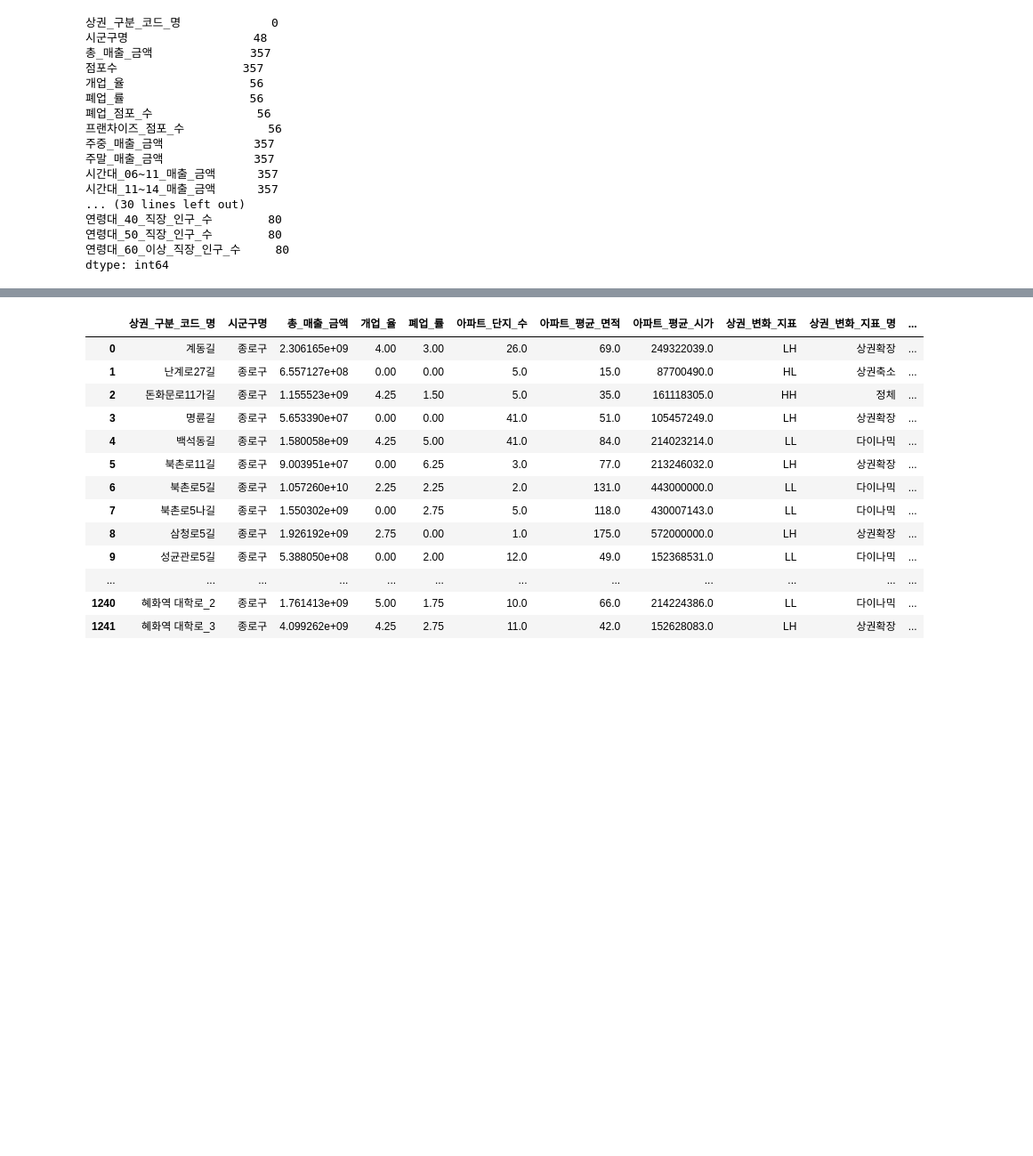
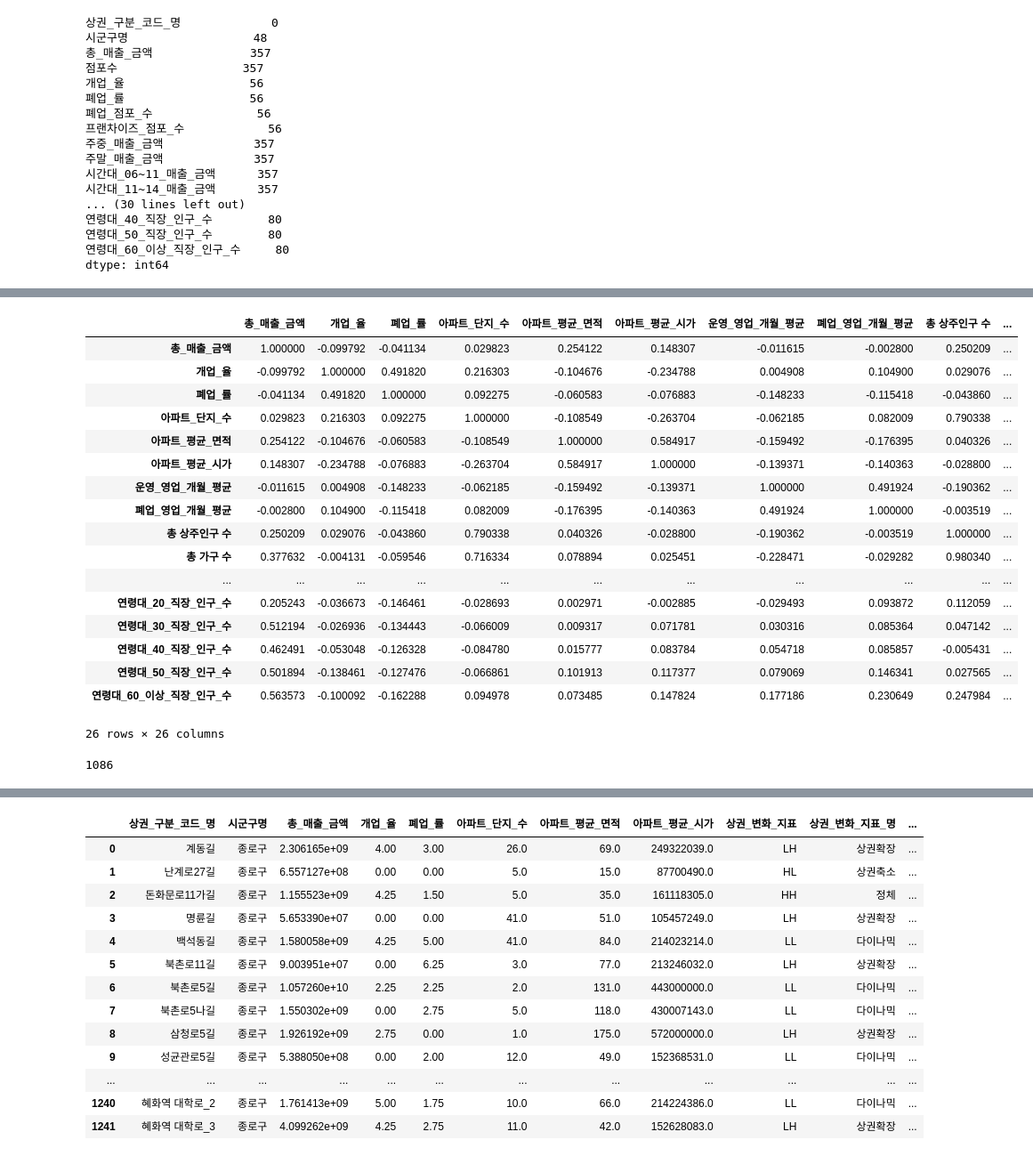
Before and after one commit to jaewook94/self-study, a Jupyter notebook: 카페 상권 데이터 전처리 및 모델링.ipynb, the cells around one changed output, grey strips where cells are left out. Shown at 89% size. Drawn from its saved outputs; the diff is of its cells as text; code cells hidden in the pictures; blank space fills up the shorter version.

```diff
--- a/카페 상권 데이터 전처리 및 모델링.ipynb
+++ b/카페 상권 데이터 전처리 및 모델링.ipynb
@@ -48,0 +137,26 @@ s1df_c.sample(5)
+# %%
+corr = s1df_c[s1df_c['시군구명'] == a.unique()[2]].corr(method='pearson')
+corr
+# %% [output]
+|  | 총_매출_금액 | 개업_율 | 폐업_률 | 아파트_단지_수 | 아파트_평균_면적 | 아파트_평균_시가 | 운영_영업_개월_평균 | 폐업_영업_개월_평균 | 총 상주인구 수 | ... |
+| 총_매출_금액 | 1.000000 | -0.099792 | -0.041134 | 0.029823 | 0.254122 | 0.148307 | -0.011615 | -0.002800 | 0.250209 | ... |
+| 개업_율 | -0.099792 | 1.000000 | 0.491820 | 0.216303 | -0.104676 | -0.234788 | 0.004908 | 0.104900 | 0.029076 | ... |
+| 폐업_률 | -0.041134 | 0.491820 | 1.000000 | 0.092275 | -0.060583 | -0.076883 | -0.148233 | -0.115418 | -0.043860 | ... |
+| 아파트_단지_수 | 0.029823 | 0.216303 | 0.092275 | 1.000000 | -0.108549 | -0.263704 | -0.062185 | 0.082009 | 0.790338 | ... |
+| 아파트_평균_면적 | 0.254122 | -0.104676 | -0.060583 | -0.108549 | 1.000000 | 0.584917 | -0.159492 | -0.176395 | 0.040326 | ... |
+| 아파트_평균_시가 | 0.148307 | -0.234788 | -0.076883 | -0.263704 | 0.584917 | 1.000000 | -0.139371 | -0.140363 | -0.028800 | ... |
+| 운영_영업_개월_평균 | -0.011615 | 0.004908 | -0.148233 | -0.062185 | -0.159492 | -0.139371 | 1.000000 | 0.491924 | -0.190362 | ... |
+| 폐업_영업_개월_평균 | -0.002800 | 0.104900 | -0.115418 | 0.082009 | -0.176395 | -0.140363 | 0.491924 | 1.000000 | -0.003519 | ... |
+| 총 상주인구 수 | 0.250209 | 0.029076 | -0.043860 | 0.790338 | 0.040326 | -0.028800 | -0.190362 | -0.003519 | 1.000000 | ... |
+| 총 가구 수 | 0.377632 | -0.004131 | -0.059546 | 0.716334 | 0.078894 | 0.025451 | -0.228471 | -0.029282 | 0.980340 | ... |
+| ... | ... | ... | ... | ... | ... | ... | ... | ... | ... | ... |
+| 연령대_20_직장_인구_수 | 0.205243 | -0.036673 | -0.146461 | -0.028693 | 0.002971 | -0.002885 | -0.029493 | 0.093872 | 0.112059 | ... |
+| 연령대_30_직장_인구_수 | 0.512194 | -0.026936 | -0.134443 | -0.066009 | 0.009317 | 0.071781 | 0.030316 | 0.085364 | 0.047142 | ... |
+| 연령대_40_직장_인구_수 | 0.462491 | -0.053048 | -0.126328 | -0.084780 | 0.015777 | 0.083784 | 0.054718 | 0.085857 | -0.005431 | ... |
+| 연령대_50_직장_인구_수 | 0.501894 | -0.138461 | -0.127476 | -0.066861 | 0.101913 | 0.117377 | 0.079069 | 0.146341 | 0.027565 | ... |
+| 연령대_60_이상_직장_인구_수 | 0.563573 | -0.100092 | -0.162288 | 0.094978 | 0.073485 | 0.147824 | 0.177186 | 0.230649 | 0.247984 | ... |
+26 rows × 26 columns
+# %%
+len(s1df_c)
+# %% [output]
+1086
```
Also changed, not shown: parts of 17 cells of this notebook.
